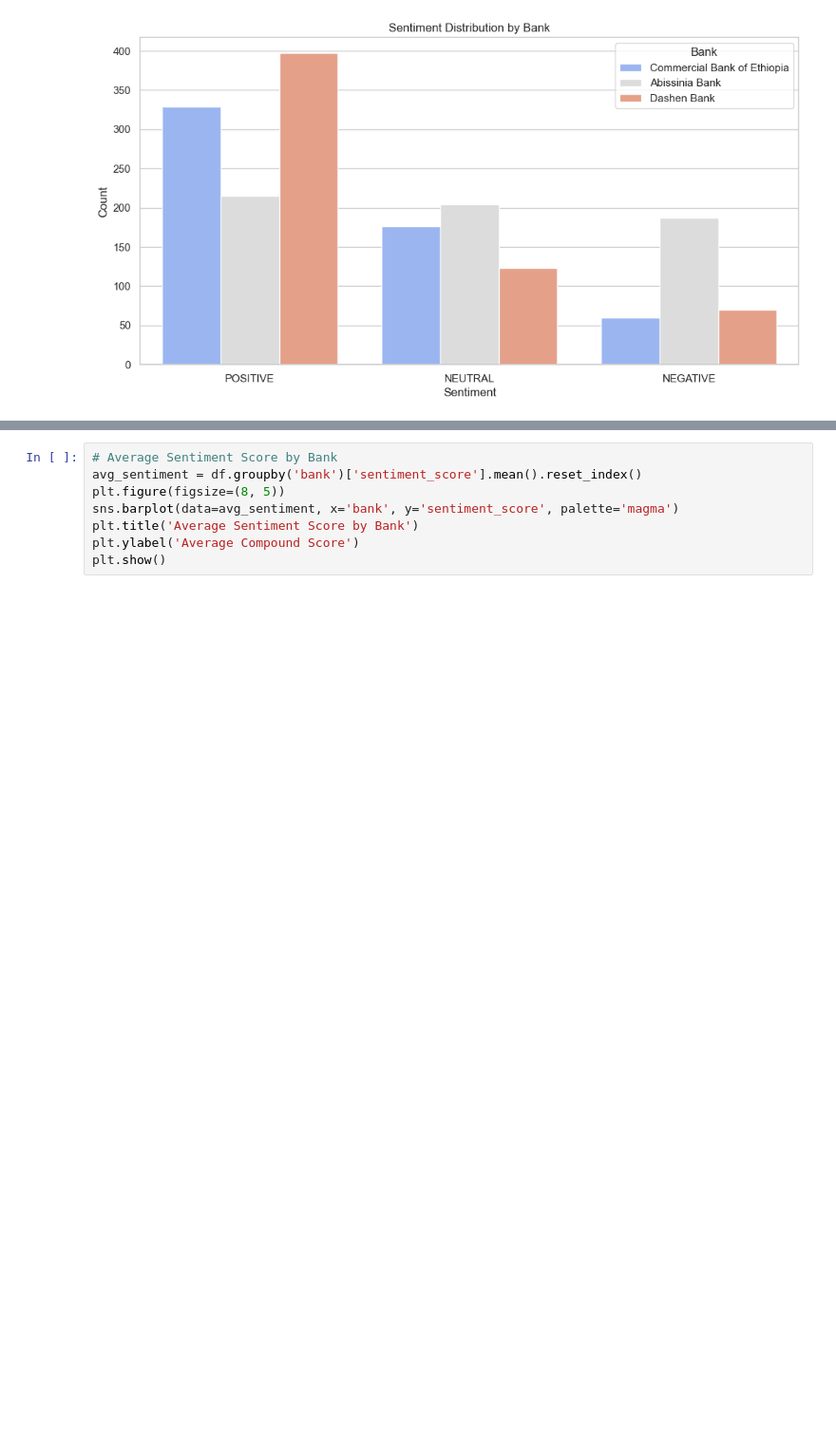
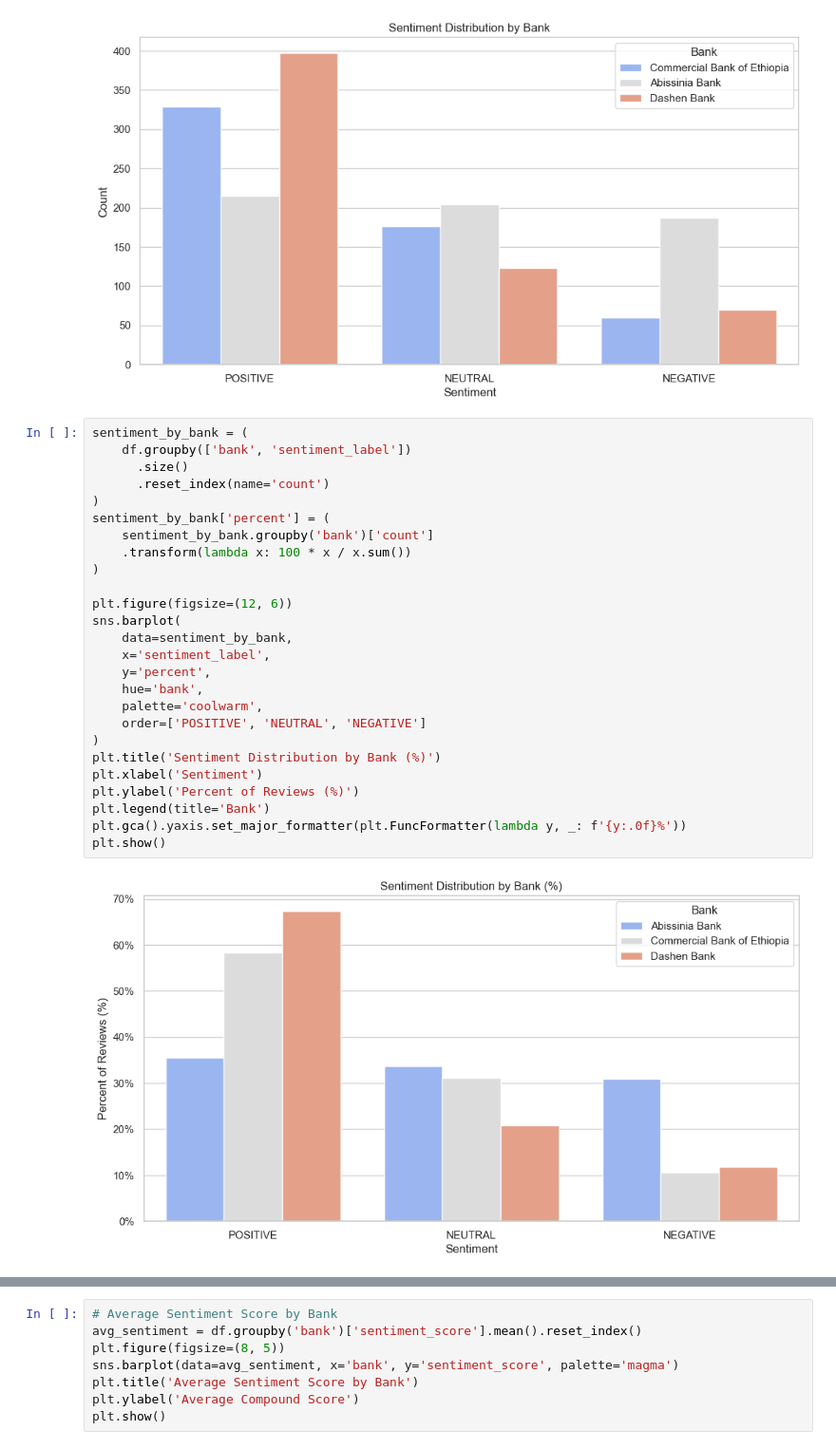
Before and after one commit to alemayehutseganew/customer-experience-analytics, a Jupyter notebook: notebooks/analysis.ipynb, the cells around one changed output, grey strips where cells are left out. Shown at 95% size. Drawn from its saved outputs; the diff is of its cells as text; blank space fills up the shorter version.

```diff
--- a/notebooks/analysis.ipynb
+++ b/notebooks/analysis.ipynb
@@ -54,3 +54,31 @@ plt.legend(title='Bank')
 plt.show()
 # %% [output]
 [figure]
+# %%
+sentiment_by_bank = (
+    df.groupby(['bank', 'sentiment_label'])
+      .size()
+      .reset_index(name='count')
+)
+sentiment_by_bank['percent'] = (
+    sentiment_by_bank.groupby('bank')['count']
+    .transform(lambda x: 100 * x / x.sum())
+)
+
+plt.figure(figsize=(12, 6))
+sns.barplot(
+    data=sentiment_by_bank,
+    x='sentiment_label',
+    y='percent',
+    hue='bank',
+    palette='coolwarm',
+    order=['POSITIVE', 'NEUTRAL', 'NEGATIVE']
+)
+plt.title('Sentiment Distribution by Bank (%)')
+plt.xlabel('Sentiment')
+plt.ylabel('Percent of Reviews (%)')
+plt.legend(title='Bank')
+plt.gca().yaxis.set_major_formatter(plt.FuncFormatter(lambda y, _: f'{y:.0f}%'))
+plt.show()
+# %% [output]
+[figure, added]
```
Also changed, not shown: parts of 1 cell of this notebook, 14 other files.
